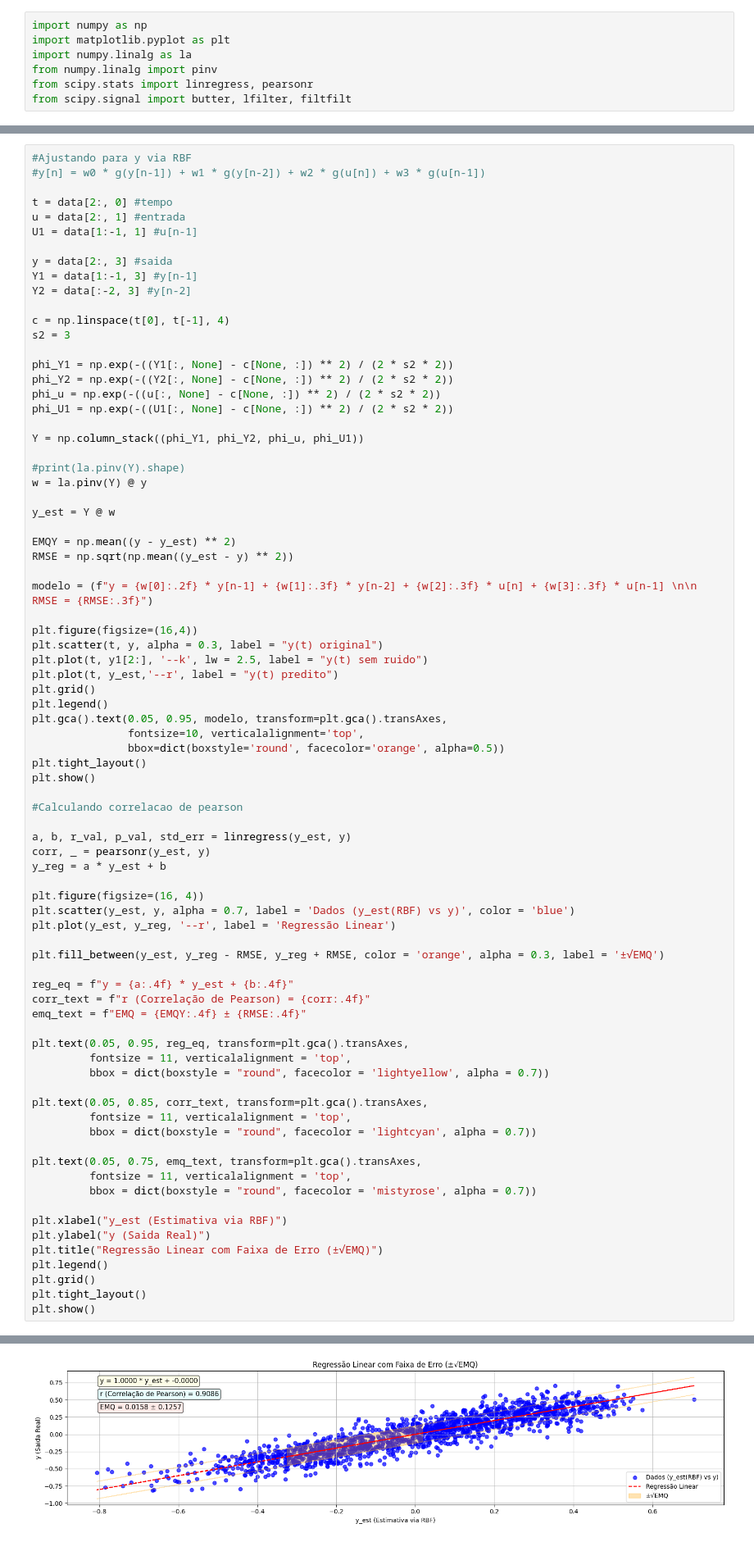
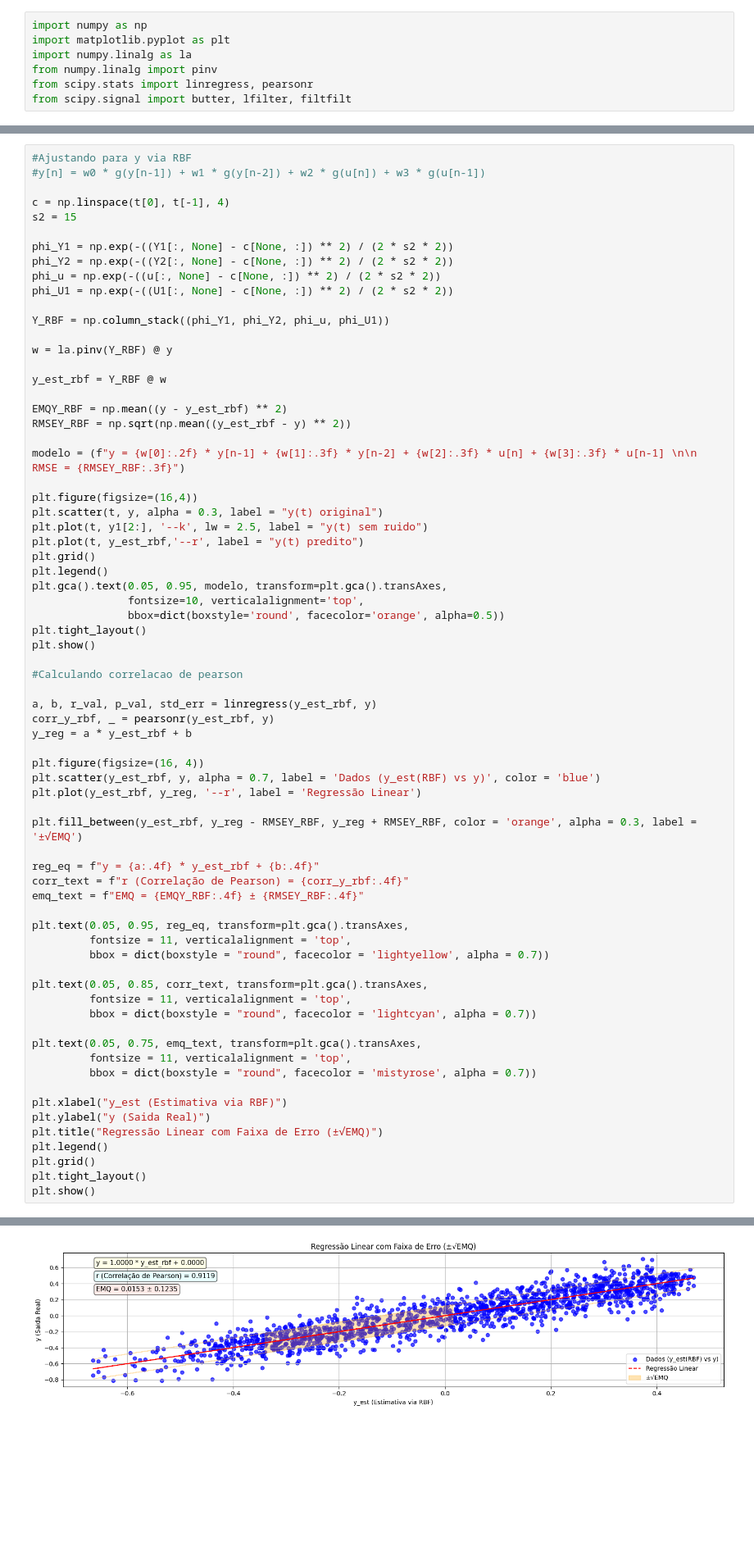
Before and after one commit to EnzoFSouza/computacao_numerica, a Jupyter notebook: Projeto_01_U2.ipynb, the cells around one changed output, grey strips where cells are left out. Shown at 82% size. Cells and saved outputs as stored; diff of their text form; blank space fills up the shorter version.

```diff
--- a/Projeto_01_U2.ipynb
+++ b/Projeto_01_U2.ipynb
@@ -221,38 +198,29 @@ plt.show()
 #Ajustando para y via RBF
 #y[n] = w0 * g(y[n-1]) + w1 * g(y[n-2]) + w2 * g(u[n]) + w3 * g(u[n-1])
 
-t = data[2:, 0] #tempo
-u = data[2:, 1] #entrada
-U1 = data[1:-1, 1] #u[n-1]
-
-y = data[2:, 3] #saida
-Y1 = data[1:-1, 3] #y[n-1]
-Y2 = data[:-2, 3] #y[n-2]
-
 c = np.linspace(t[0], t[-1], 4)
-s2 = 3
+s2 = 15
 
 phi_Y1 = np.exp(-((Y1[:, None] - c[None, :]) ** 2) / (2 * s2 * 2))
 phi_Y2 = np.exp(-((Y2[:, None] - c[None, :]) ** 2) / (2 * s2 * 2))
 phi_u = np.exp(-((u[:, None] - c[None, :]) ** 2) / (2 * s2 * 2))
 phi_U1 = np.exp(-((U1[:, None] - c[None, :]) ** 2) / (2 * s2 * 2))
 
-Y = np.column_stack((phi_Y1, phi_Y2, phi_u, phi_U1))
+Y_RBF = np.column_stack((phi_Y1, phi_Y2, phi_u, phi_U1))
 
-#print(la.pinv(Y).shape)
-w = la.pinv(Y) @ y
+w = la.pinv(Y_RBF) @ y
 
-y_est = Y @ w
+y_est_rbf = Y_RBF @ w
 
-EMQY = np.mean((y - y_est) ** 2)
-RMSE = np.sqrt(np.mean((y_est - y) ** 2))
+EMQY_RBF = np.mean((y - y_est_rbf) ** 2)
+RMSEY_RBF = np.sqrt(np.mean((y_est_rbf - y) ** 2))
 
-modelo = (f"y = {w[0]:.2f} * y[n-1] + {w[1]:.3f} * y[n-2] + {w[2]:.3f} * u[n] + {w[3]:.3f} * u[n-1] \n\n RMSE = {RMSE:.3f}")
+modelo = (f"y = {w[0]:.2f} * y[n-1] + {w[1]:.3f} * y[n-2] + {w[2]:.3f} * u[n] + {w[3]:.3f} * u[n-1] \n\n RMSE = {RMSEY_RBF:.3f}")
 
 plt.figure(figsize=(16,4))
 plt.scatter(t, y, alpha = 0.3, label = "y(t) original")
 plt.plot(t, y1[2:], '--k', lw = 2.5, label = "y(t) sem ruido")
-plt.plot(t, y_est,'--r', label = "y(t) predito")
+plt.plot(t, y_est_rbf,'--r', label = "y(t) predito")
 plt.grid()
 plt.legend()
 plt.gca().text(0.05, 0.95, modelo, transform=plt.gca().transAxes,
@@ -263,19 +231,19 @@ plt.show()
 
 #Calculando correlacao de pearson
 
-a, b, r_val, p_val, std_err = linregress(y_est, y)
-corr, _ = pearsonr(y_est, y)
-y_reg = a * y_est + b
+a, b, r_val, p_val, std_err = linregress(y_est_rbf, y)
+corr_y_rbf, _ = pearsonr(y_est_rbf, y)
+y_reg = a * y_est_rbf + b
 
 plt.figure(figsize=(16, 4))
-plt.scatter(y_est, y, alpha = 0.7, label = 'Dados (y_est(RBF) vs y)', color = 'blue')
-plt.plot(y_est, y_reg, '--r', label = 'Regressão Linear')
+plt.scatter(y_est_rbf, y, alpha = 0.7, label = 'Dados (y_est(RBF) vs y)', color = 'blue')
+plt.plot(y_est_rbf, y_reg, '--r', label = 'Regressão Linear')
 
-plt.fill_between(y_est, y_reg - RMSE, y_reg + RMSE, color = 'orange', alpha = 0.3, label = '±√EMQ')
+plt.fill_between(y_est_rbf, y_reg - RMSEY_RBF, y_reg + RMSEY_RBF, color = 'orange', alpha = 0.3, label = '±√EMQ')
 
-reg_eq = f"y = {a:.4f} * y_est + {b:.4f}"
-corr_text = f"r (Correlação de Pearson) = {corr:.4f}"
-emq_text = f"EMQ = {EMQY:.4f} ± {RMSE:.4f}"
+reg_eq = f"y = {a:.4f} * y_est_rbf + {b:.4f}"
+corr_text = f"r (Correlação de Pearson) = {corr_y_rbf:.4f}"
+emq_text = f"EMQ = {EMQY_RBF:.4f} ± {RMSEY_RBF:.4f}"
 
 plt.text(0.05, 0.95, reg_eq, transform=plt.gca().transAxes,
          fontsize = 11, verticalalignment = 'top',
@@ -301,4 +269,4 @@ plt.show()
-[figure, old version]
+[figure, new version]
 # %%
 #Ajustando para x via RBF
 #x[n] = w0 * g(x[n-1]) + w1 * g(x[n-2]) + w2 * g(u[n]) + w3 * g(u[n-1])
```
Also changed, not shown: parts of 8 cells of this notebook.
